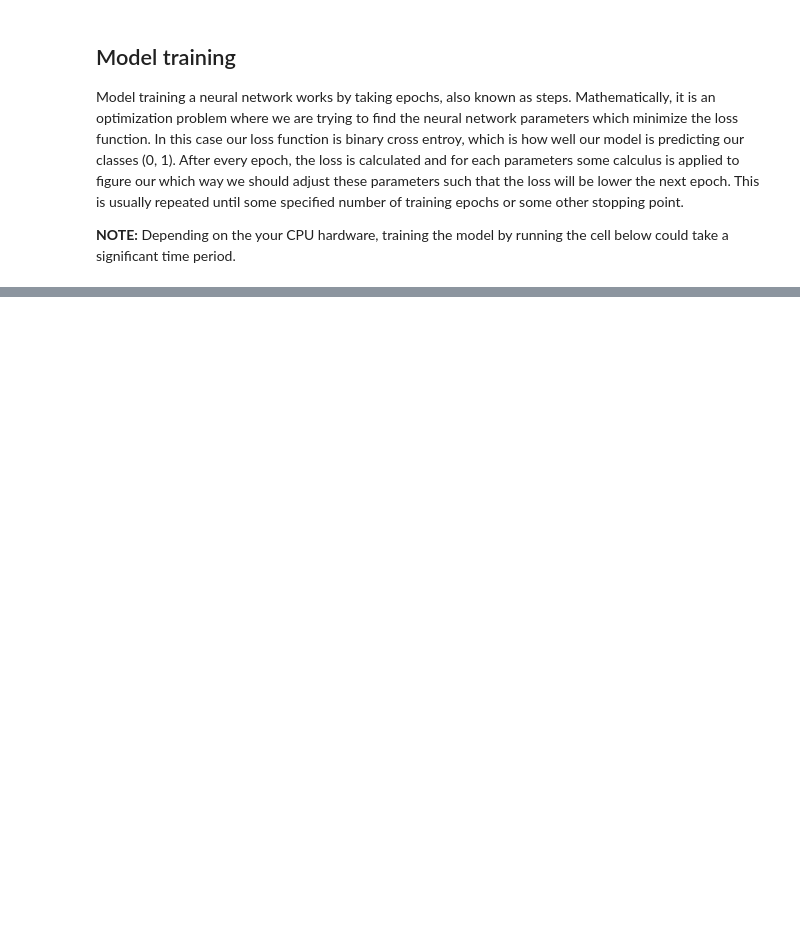
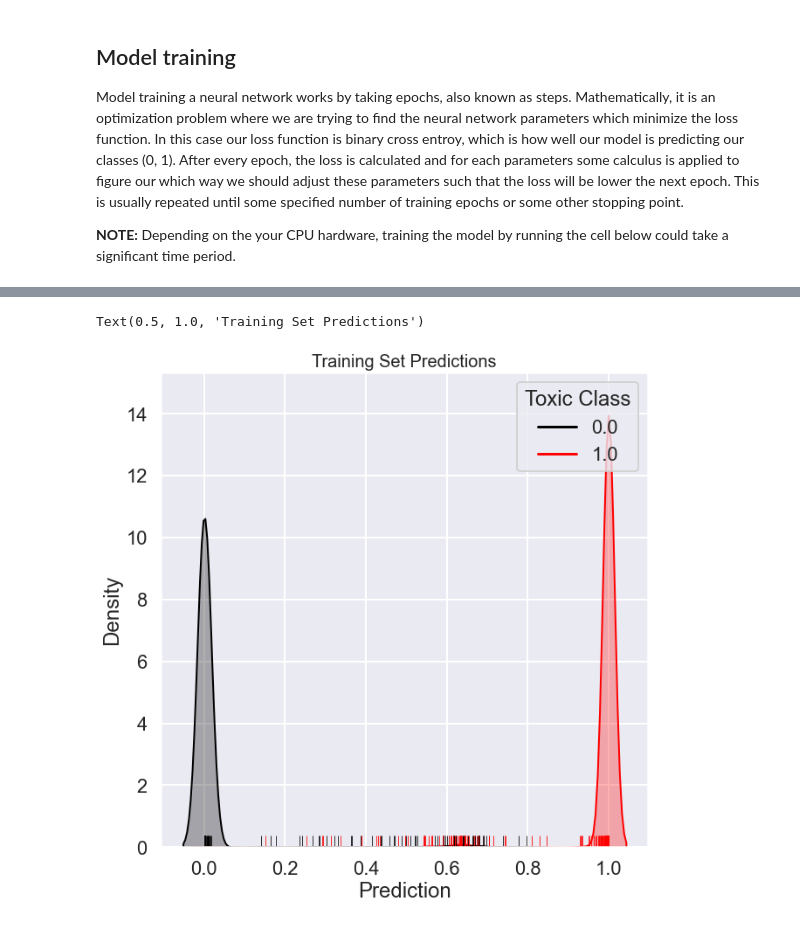
Before and after one commit to russodanielp/intro_cheminformatics, a Jupyter notebook: Lab 13 - Deep Learning/lab.ipynb, the cells around one changed output, grey strips where cells are left out. Saved outputs shown, nothing was run; the diff lists cells and outputs as text; code cells hidden in the pictures; blank space fills up the shorter version.

```diff
--- a/Lab 13 - Deep Learning/lab.ipynb
+++ b/Lab 13 - Deep Learning/lab.ipynb
@@ -328,0 +281,29 @@ auc
+# %%
+with torch.no_grad():
+    train_predictions =  model(torch.from_numpy(X_train)).numpy()
+    val_predictions =  model(torch.from_numpy(X_val)).numpy()
+
+train_predictions = pd.DataFrame([train_predictions[:, 0], y_train], index=['Prediction', 'Toxic Class']).T
+val_predictions = pd.DataFrame([val_predictions[:, 0], y_val], index=['Prediction', 'Toxic Class']).T
+# %%
+import seaborn as sns
+import matplotlib.pyplot as plt
+
+fig, ax = plt.subplots(figsize=(10, 10))
+
+palette = {
+    1: (1, 0, 0, 0.8),
+    0: (0, 0, 0, 0.8)
+}
+
+
+sns.set()
+sns.set_context('poster')
+
+sns.kdeplot(data=train_predictions, x="Prediction", hue='Toxic Class', palette=palette, fill=True, alpha=0.3)
+sns.rugplot(data=train_predictions, x="Prediction", hue='Toxic Class', palette=palette)
+
+ax.set_title('Training Set Predictions', fontsize=20)
+# %% [output]
+Text(0.5, 1.0, 'Training Set Predictions')
+[figure, added]
```
Also changed, not shown: parts of 17 cells of this notebook, 2 other files.
